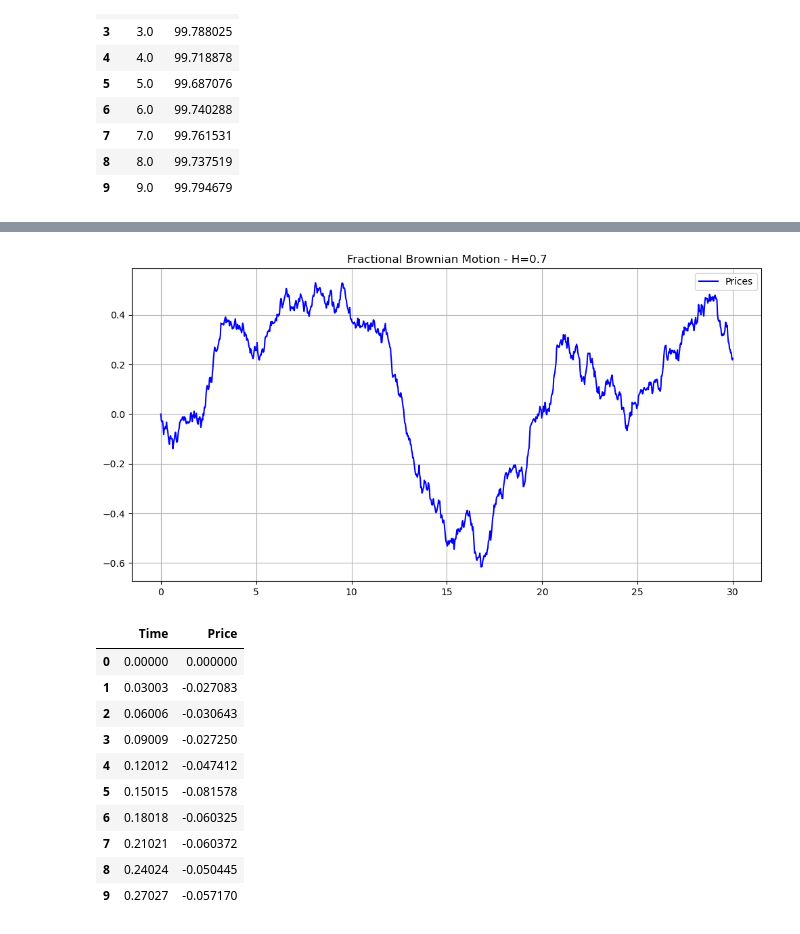
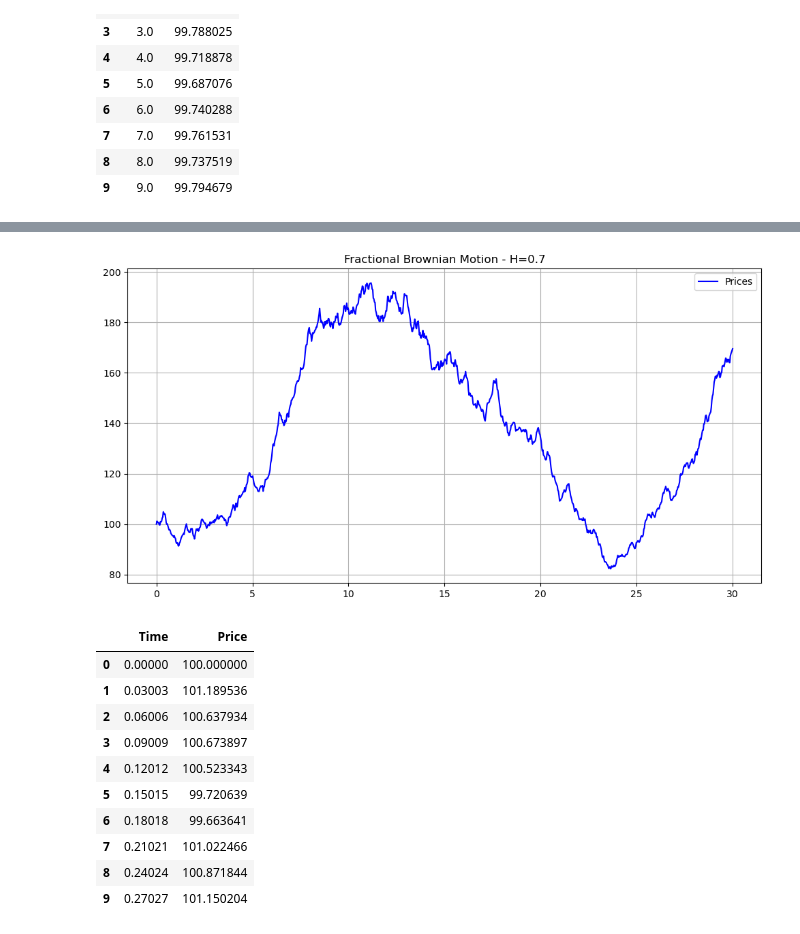
Before and after one commit to JordiCorbilla/QuantitativeFinance, a Jupyter notebook: 01-Stochastic Processes/01 - Fractional Brownian Motion.ipynb, the cells around one changed output, grey strips where cells are left out. Saved outputs shown, nothing was run; the diff lists cells and outputs as text; code cells hidden in the pictures.

```diff
--- a/01-Stochastic Processes/01 - Fractional Brownian Motion.ipynb
+++ b/01-Stochastic Processes/01 - Fractional Brownian Motion.ipynb
@@ -71,37 +76,41 @@ import matplotlib.pyplot as plt
 from scipy.special import gamma
 import fbm
 # %%
-def generate_fbm(n, Hurst_index):
+def generate_fbm(n, Hurst_index, S0):
     # Generate an fBm path
     t = np.linspace(0, 30, n)
     fbm_path = fbm.fbm(n-1, Hurst_index)
 
+    # Scale the fBm path by the initial price
+    scaled_fbm_path = S0 * np.exp(fbm_path)
+
     # Create a DataFrame
-    df = pd.DataFrame({'Time': t, 'Price': fbm_path})
+    df = pd.DataFrame({'Time': t, 'Price': scaled_fbm_path})
 
     return df
 # %%
 # Parameters
 n = 1000  # Number of points in the fBm path
-Hurst_index = 0.6  # Hurst index (controls the roughness of the path)
+Hurst_index = 0.7  # Hurst index (controls the roughness of the path)
+S0 = 100 # initial price
 
 # Generate an fBm path and store it in a DataFrame
-fbm_df = generate_fbm(n, Hurst_index)
+fbm_df = generate_fbm(n, Hurst_index, S0)
 
 # Print the first few rows of the DataFrame
 fbm_df.to_csv('fractional_brownian_motion_fbm.csv', index=False)
 plot_brownian_motion(fbm_df)
 fbm_df.head(10)
 # %% [output]
-[figure, old version]
+[figure, new version]
 |  | Time | Price |
-| 0 | 0.00000 | 0.000000 |
-| 1 | 0.03003 | -0.027083 |
-| 2 | 0.06006 | -0.030643 |
-| 3 | 0.09009 | -0.027250 |
-| 4 | 0.12012 | -0.047412 |
-| 5 | 0.15015 | -0.081578 |
-| 6 | 0.18018 | -0.060325 |
-| 7 | 0.21021 | -0.060372 |
-| 8 | 0.24024 | -0.050445 |
-| 9 | 0.27027 | -0.057170 |
+| 0 | 0.00000 | 100.000000 |
+| 1 | 0.03003 | 101.189536 |
+| 2 | 0.06006 | 100.637934 |
+| 3 | 0.09009 | 100.673897 |
+| 4 | 0.12012 | 100.523343 |
+| 5 | 0.15015 | 99.720639 |
+| 6 | 0.18018 | 99.663641 |
+| 7 | 0.21021 | 101.022466 |
+| 8 | 0.24024 | 100.871844 |
+| 9 | 0.27027 | 101.150204 |
```
Also changed, not shown: parts of 2 cells of this notebook, 1 other file.
